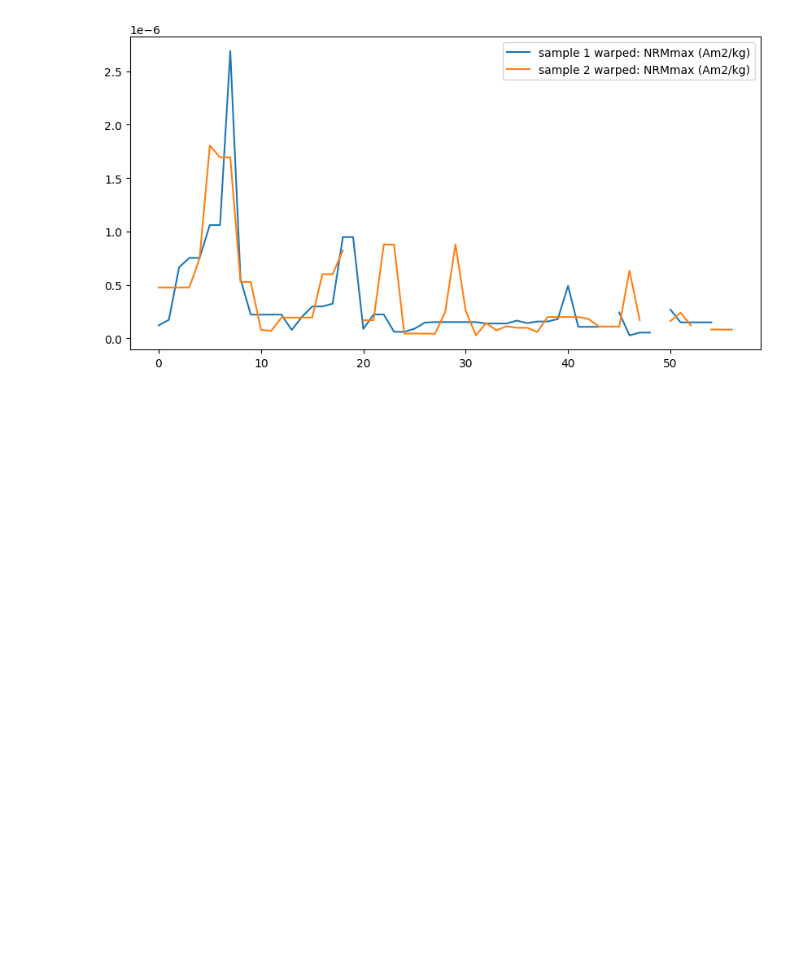
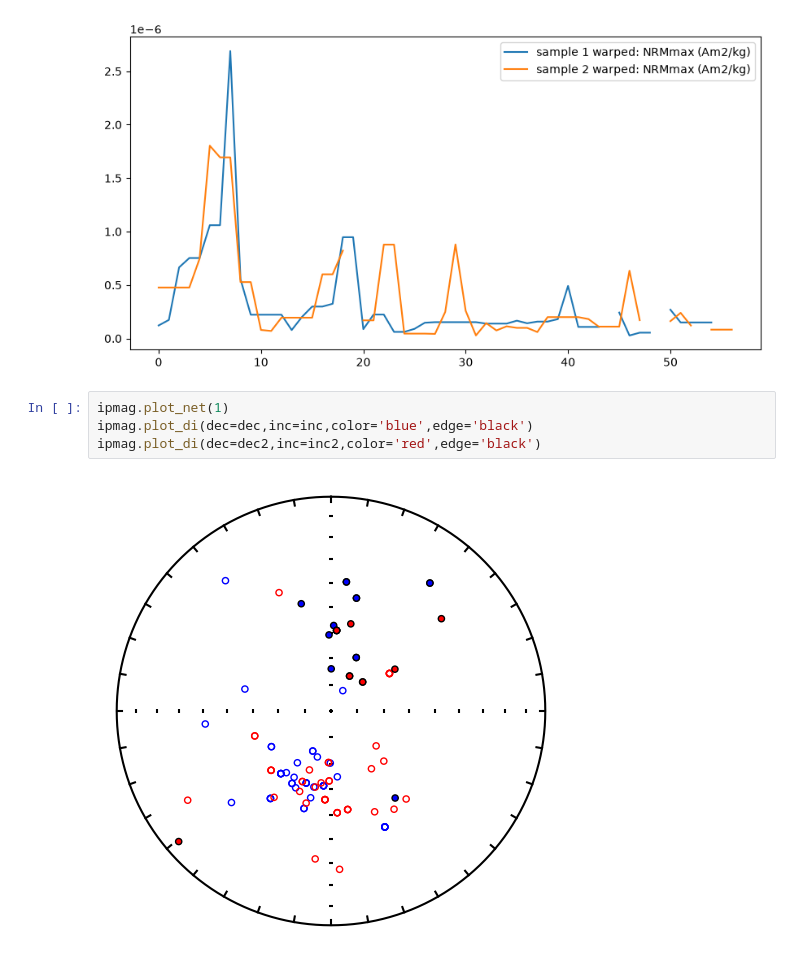
Before and after one commit to Stellaerranti/DTW-paleomag, a Jupyter notebook: DTW_weighted_params.ipynb, the cells around one changed output. Cells and saved outputs as stored; diff of their text form; blank space fills up the shorter version.

```diff
--- a/DTW_weighted_params.ipynb
+++ b/DTW_weighted_params.ipynb
@@ -258,3 +344,9 @@ plt.legend()
 plt.show()
 # %% [output]
 [figure]
+# %%
+ipmag.plot_net(1)
+ipmag.plot_di(dec=dec,inc=inc,color='blue',edge='black')
+ipmag.plot_di(dec=dec2,inc=inc2,color='red',edge='black')
+# %% [output]
+[figure, added]
```
Also changed, not shown: parts of 12 cells of this notebook.
